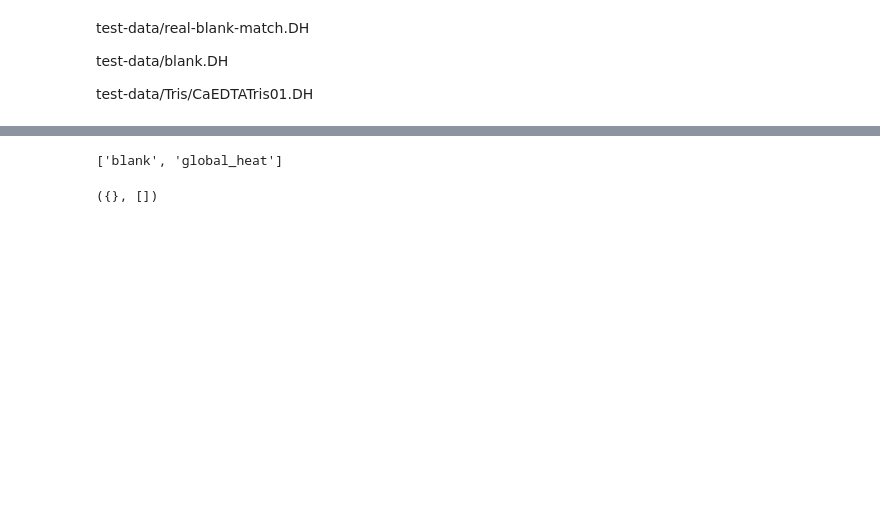
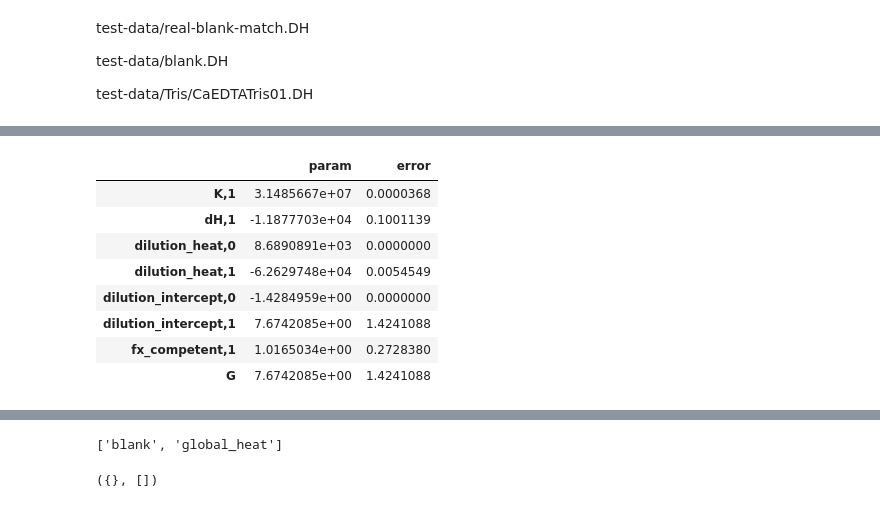
Before and after one commit to hrmyd/pytc, a Jupyter notebook: gui.ipynb, the cells around one changed output, grey strips where cells are left out. Drawn from its saved outputs; the diff is of its cells as text; code cells hidden in the pictures; blank space fills up the shorter version.

```diff
--- a/gui.ipynb
+++ b/gui.ipynb
@@ -671,3 +677,20 @@ test-data/real-blank-match.DH
 test-data/blank.DH
 
 test-data/Tris/CaEDTATris01.DH
+# %%
+global_param, local_param = f.fit_param
+global_error, local_error = f.fit_error
+
+local_var = {}
+global_var = {}
+
+n=0
+for param, error in zip(local_param, local_error):
+    for p, e in zip(param, error):
+        local_var["{},{}".format(p, n)] = {'param': param[p], 'error': error[e]}
+        #print("{},{}".format(p, n), ': ', param[p], error[e])
+    n+=1
+
+for param, error in zip(global_param.keys(), global_error.keys()):
+    global_var[param] = {'param': global_param[param], 'error': global_error[error]}
+    #print(param, ': ', global_param[param], global_error[error])
@@ -673,0 +711,15 @@ test-data/Tris/CaEDTATris01.DH
+# %%
+df1 = pd.DataFrame.from_dict(local_var, 'index')
+df2 = pd.DataFrame.from_dict(global_var, 'index')
+# %%
+df1.append(df2)
+# %% [output]
+|  | param | error |
+| K,1 | 3.1485667e+07 | 0.0000368 |
+| dH,1 | -1.1877703e+04 | 0.1001139 |
+| dilution_heat,0 | 8.6890891e+03 | 0.0000000 |
+| dilution_heat,1 | -6.2629748e+04 | 0.0054549 |
+| dilution_intercept,0 | -1.4284959e+00 | 0.0000000 |
+| dilution_intercept,1 | 7.6742085e+00 | 1.4241088 |
+| fx_competent,1 | 1.0165034e+00 | 0.2728380 |
+| G | 7.6742085e+00 | 1.4241088 |
```
Also changed, not shown: parts of 28 cells of this notebook, 4 other files.
